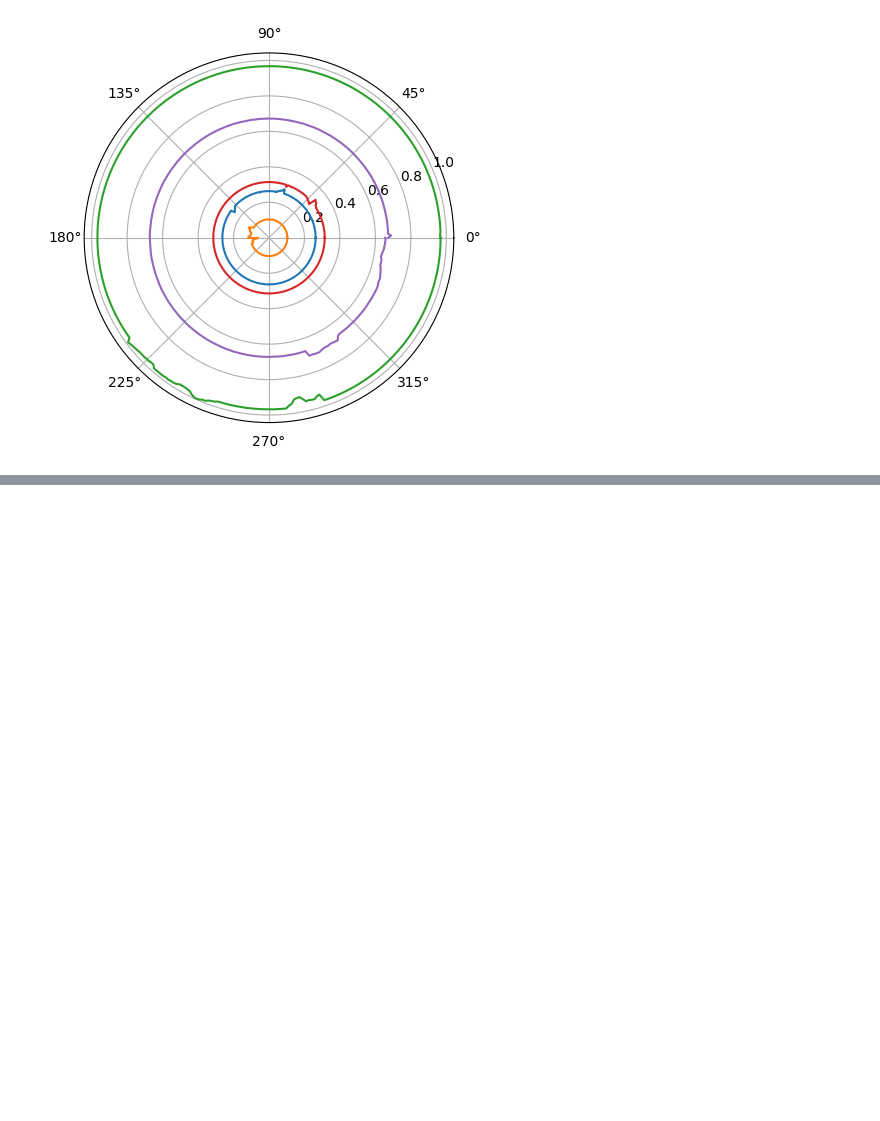
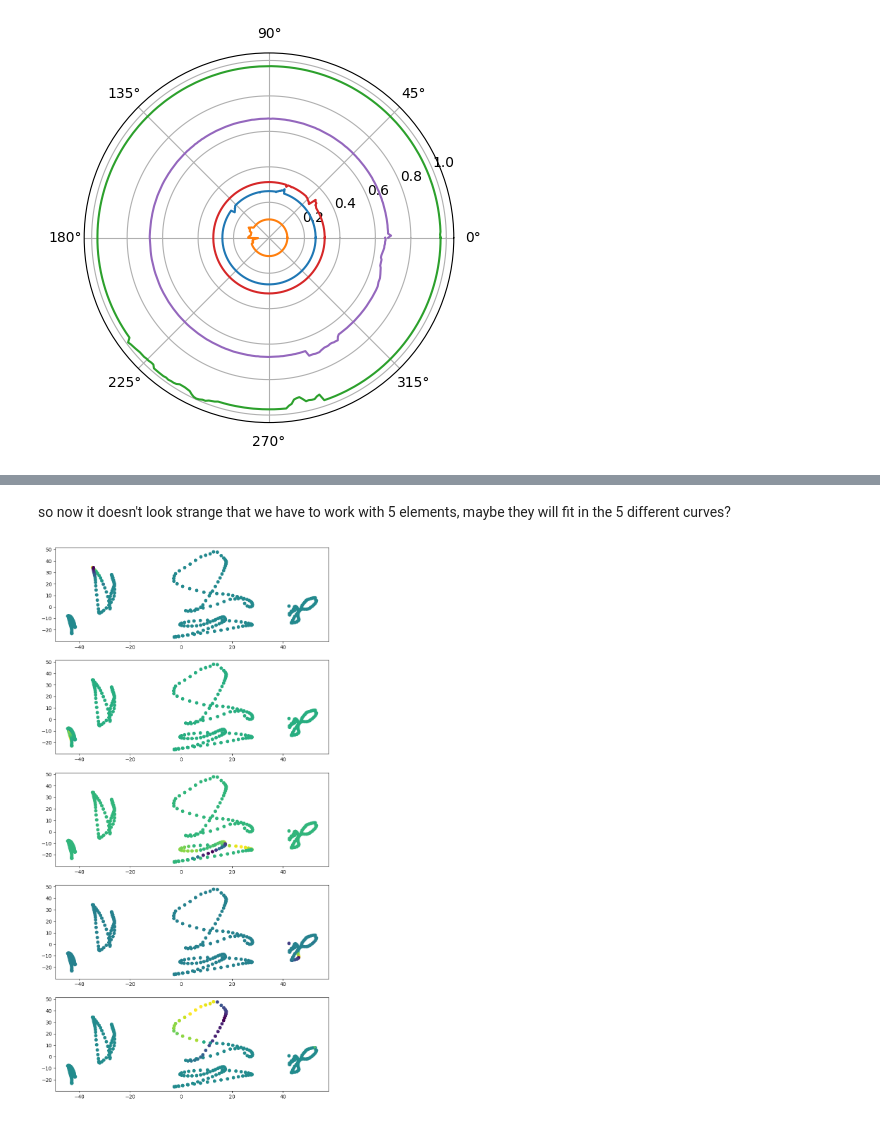
Before and after one commit to edoput/topological-data-analysis, a Jupyter notebook: circular coordinates.ipynb, the cells around one changed output, grey strips where cells are left out. Saved outputs shown, nothing was run; the diff lists cells and outputs as text; code cells hidden in the pictures; blank space fills up the shorter version.

```diff
--- a/circular coordinates.ipynb
+++ b/circular coordinates.ipynb
@@ -681,0 +697,11 @@ for i in y:
+# %% [markdown]
+so now it doesn't look strange that we have to work with 5 elements, maybe they will fit in the 5 different curves?
+# %%
+%%space multiple-object
+
+fig, axis = plt.subplots(5,1, figsize=(10,20))
+
+for i, cc in enumerate(y):
+    axis[i].scatter(reduced_data[:,0], reduced_data[:,1], c = cc)
+# %% [output]
+[figure, added]
```
Also changed, not shown: parts of 2 cells of this notebook.
